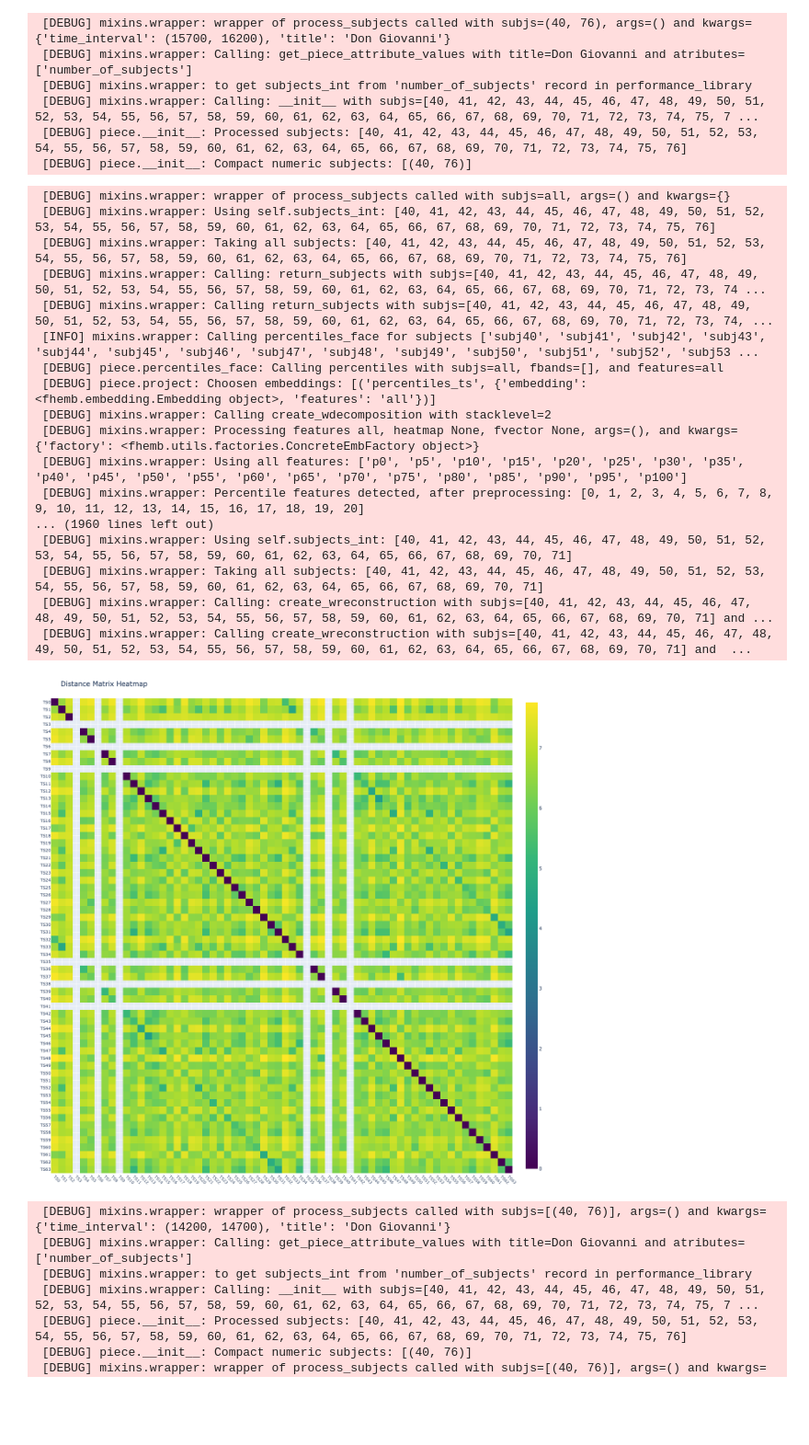
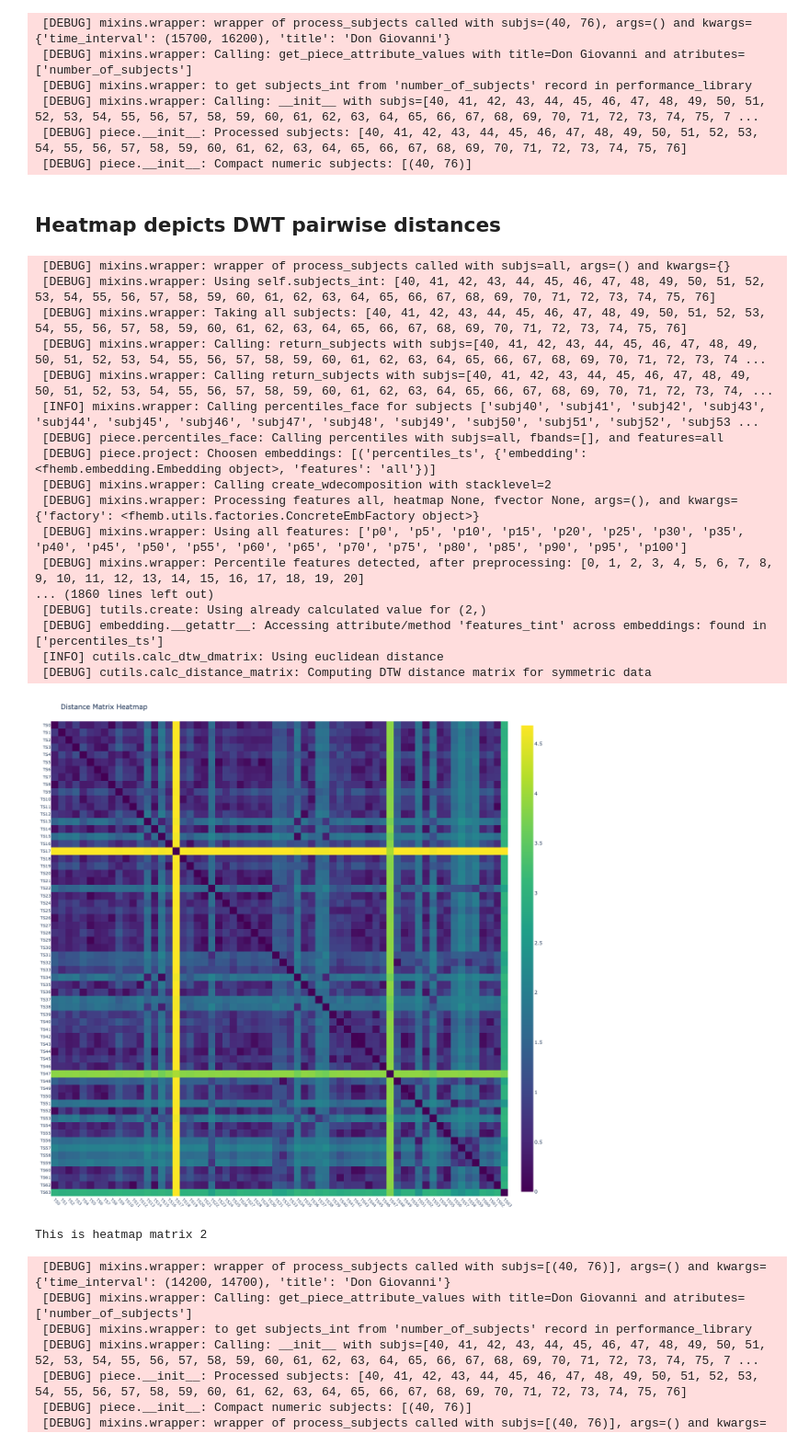
Before and after one commit to rdned/nbdev_fhemb, a Jupyter notebook: nbs/classify.ipynb, the cells around one changed output. Shown at 92% size. Cells and saved outputs as stored; diff of their text form; code cells hidden in the pictures; blank space fills up the shorter version.

```diff
--- a/nbs/classify.ipynb
+++ b/nbs/classify.ipynb
@@ -180,31 +180,37 @@ fftrio22 = Piece(
  [DEBUG] mixins.wrapper: Calling: __init__ with subjs=[40, 41, 42, 43, 44, 45, 46, 47, 48, 49, 50, 51, 52, 53, 54, 55, 56, 57, 58, 59, 60, 61, 62, 63, 64, 65, 66, 67, 68, 69, 70, 71, 72, 73, 74, 75, 7 ...
  [DEBUG] piece.__init__: Processed subjects: [40, 41, 42, 43, 44, 45, 46, 47, 48, 49, 50, 51, 52, 53, 54, 55, 56, 57, 58, 59, 60, 61, 62, 63, 64, 65, 66, 67, 68, 69, 70, 71, 72, 73, 74, 75, 76]
  [DEBUG] piece.__init__: Compact numeric subjects: [(40, 76)]
+# %% [markdown]
+## Heatmap depicts DWT pairwise distances
 # %%
-#| eval: true
-Xopera0 = np.stack([fftrio0.percentiles_face(fbands=[0], features=['p85'], factory=wfactories['db4']).features_tint[subj] for subj in fftrio0.percentiles_face(factory=wfactories['db4']).subjects])
-Xopera1 = np.stack([fftrio1.percentiles_face(fbands=[0], features=['p85'], factory=wfactories['db4']).features_tint[subj] for subj in fftrio1.percentiles_face(factory=wfactories['db4']).subjects])
+#| exec_doc
+
+Xopera0 = np.stack([fftrio0.percentiles_face(fbands=[2], features=['p85'], factory=wfactories['db4']).features_tint[subj] for subj in fftrio0.percentiles_face(factory=wfactories['db4']).subjects])
+Xopera1 = np.stack([fftrio1.percentiles_face(fbands=[2], features=['p85'], factory=wfactories['db4']).features_tint[subj] for subj in fftrio1.percentiles_face(factory=wfactories['db4']).subjects])
 Xopera = np.concatenate([Xopera0, Xopera1])
 plot_dm_heatmap(Xopera, alignment_type='fastdtw', gamma=1, normalize='log', n_jobs=8)  # 'dcor', 'fastdtw'(euclidean), 'tslearn_dtw'(euclidean), 'soft_dtw'(sqeuclidean), 'soft_dtw_div'
+
+print(f"This is heatmap matrix {2}")
 # %% [output]
  [DEBUG] mixins.wrapper: wrapper of process_subjects called with subjs=all, args=() and kwargs={}
  [DEBUG] mixins.wrapper: Using self.subjects_int: [40, 41, 42, 43, 44, 45, 46, 47, 48, 49, 50, 51, 52, 53, 54, 55, 56, 57, 58, 59, 60, 61, 62, 63, 64, 65, 66, 67, 68, 69, 70, 71, 72, 73, 74, 75, 76]
  [DEBUG] mixins.wrapper: Taking all subjects: [40, 41, 42, 43, 44, 45, 46, 47, 48, 49, 50, 51, 52, 53, 54, 55, 56, 57, 58, 59, 60, 61, 62, 63, 64, 65, 66, 67, 68, 69, 70, 71, 72, 73, 74, 75, 76]
  [DEBUG] mixins.wrapper: Calling: return_subjects with subjs=[40, 41, 42, 43, 44, 45, 46, 47, 48, 49, 50, 51, 52, 53, 54, 55, 56, 57, 58, 59, 60, 61, 62, 63, 64, 65, 66, 67, 68, 69, 70, 71, 72, 73, 74 ...
  [DEBUG] mixins.wrapper: Calling return_subjects with subjs=[40, 41, 42, 43, 44, 45, 46, 47, 48, 49, 50, 51, 52, 53, 54, 55, 56, 57, 58, 59, 60, 61, 62, 63, 64, 65, 66, 67, 68, 69, 70, 71, 72, 73, 74, ...
  [INFO] mixins.wrapper: Calling percentiles_face for subjects ['subj40', 'subj41', 'subj42', 'subj43', 'subj44', 'subj45', 'subj46', 'subj47', 'subj48', 'subj49', 'subj50', 'subj51', 'subj52', 'subj53 ...
  [DEBUG] piece.percentiles_face: Calling percentiles with subjs=all, fbands=[], and features=all
  [DEBUG] piece.project: Choosen embeddings: [('percentiles_ts', {'embedding': <fhemb.embedding.Embedding object>, 'features': 'all'})]
  [DEBUG] mixins.wrapper: Calling create_wdecomposition with stacklevel=2
  [DEBUG] mixins.wrapper: Processing features all, heatmap None, fvector None, args=(), and kwargs={'factory': <fhemb.utils.factories.ConcreteEmbFactory object>}
  [DEBUG] mixins.wrapper: Using all features: ['p0', 'p5', 'p10', 'p15', 'p20', 'p25', 'p30', 'p35', 'p40', 'p45', 'p50', 'p55', 'p60', 'p65', 'p70', 'p75', 'p80', 'p85', 'p90', 'p95', 'p100']
  [DEBUG] mixins.wrapper: Percentile features detected, after preprocessing: [0, 1, 2, 3, 4, 5, 6, 7, 8, 9, 10, 11, 12, 13, 14, 15, 16, 17, 18, 19, 20]
-... (1960 lines left out)
- [DEBUG] mixins.wrapper: Using self.subjects_int: [40, 41, 42, 43, 44, 45, 46, 47, 48, 49, 50, 51, 52, 53, 54, 55, 56, 57, 58, 59, 60, 61, 62, 63, 64, 65, 66, 67, 68, 69, 70, 71]
- [DEBUG] mixins.wrapper: Taking all subjects: [40, 41, 42, 43, 44, 45, 46, 47, 48, 49, 50, 51, 52, 53, 54, 55, 56, 57, 58, 59, 60, 61, 62, 63, 64, 65, 66, 67, 68, 69, 70, 71]
- [DEBUG] mixins.wrapper: Calling: create_wreconstruction with subjs=[40, 41, 42, 43, 44, 45, 46, 47, 48, 49, 50, 51, 52, 53, 54, 55, 56, 57, 58, 59, 60, 61, 62, 63, 64, 65, 66, 67, 68, 69, 70, 71] and ...
- [DEBUG] mixins.wrapper: Calling create_wreconstruction with subjs=[40, 41, 42, 43, 44, 45, 46, 47, 48, 49, 50, 51, 52, 53, 54, 55, 56, 57, 58, 59, 60, 61, 62, 63, 64, 65, 66, 67, 68, 69, 70, 71] and  ...
+... (1860 lines left out)
+ [DEBUG] tutils.create: Using already calculated value for (2,)
+ [DEBUG] embedding.__getattr__: Accessing attribute/method 'features_tint' across embeddings: found in ['percentiles_ts']
+ [INFO] cutils.calc_dtw_dmatrix: Using euclidean distance
+ [DEBUG] cutils.calc_distance_matrix: Computing DTW distance matrix for symmetric data
-[figure, old version]
+[figure, new version]
+This is heatmap matrix 2
 # %%
 #| hide
 COLUMNS_FILTER=[
```
Also changed, not shown: parts of 9 cells of this notebook, 15 other files.
